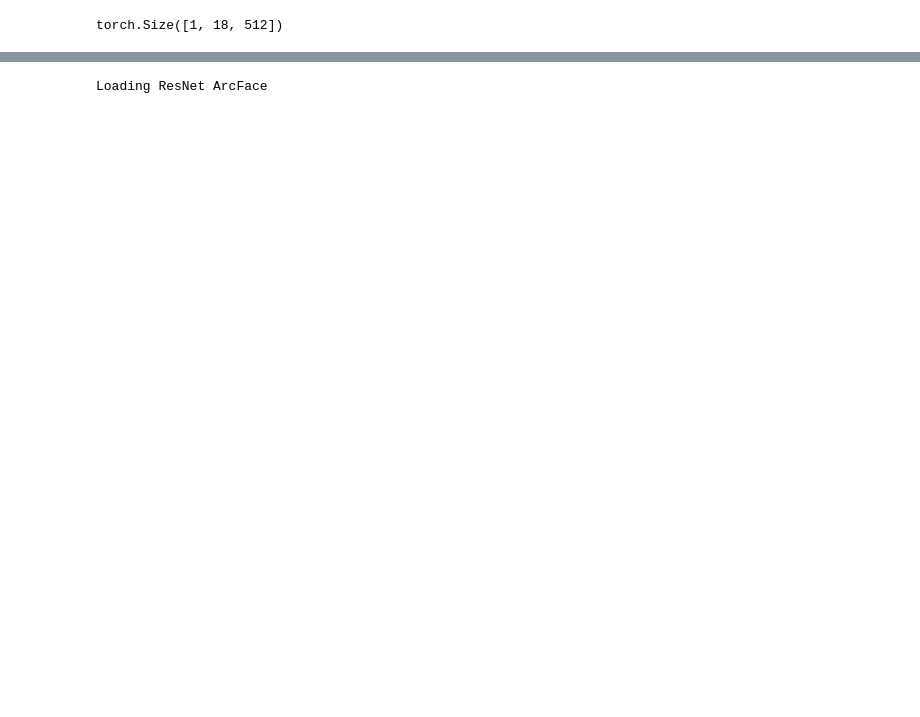
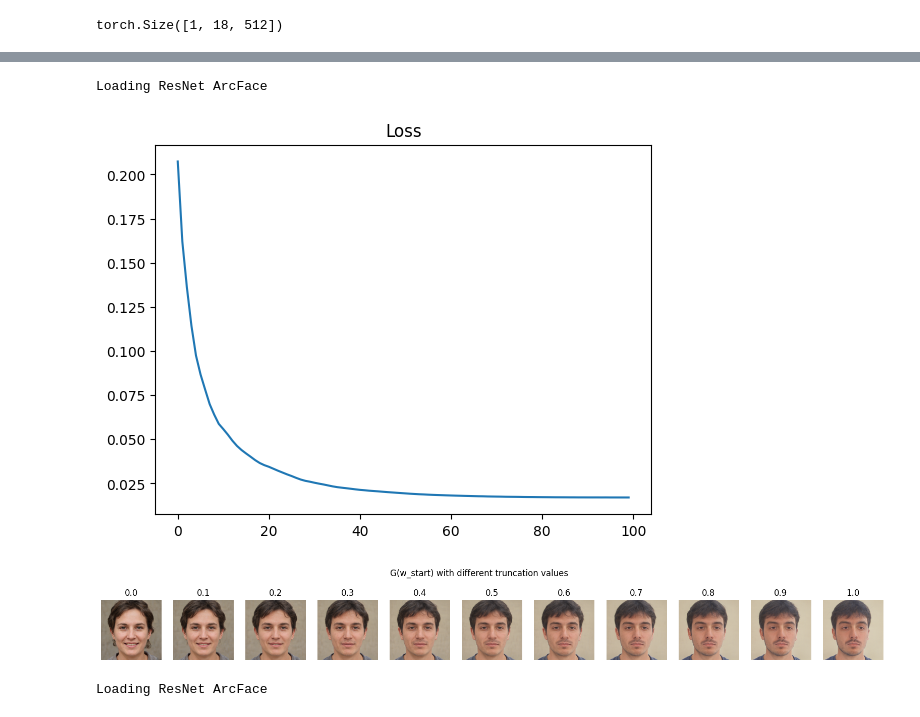
Before and after one commit to rodrigu2000/emotion_generation, a Jupyter notebook: latent_optimization_RR.ipynb, the cells around one changed output, grey strips where cells are left out. Cells and saved outputs as stored; diff of their text form; code cells hidden in the pictures; blank space fills up the shorter version.

```diff
--- a/latent_optimization_RR.ipynb
+++ b/latent_optimization_RR.ipynb
@@ -119,3 +133,68 @@ plt.show()
+# %%
+# Refine GAN inversion with latent optimization on w_start
+
+# Parameters of optim
+
+optimization_steps = 100
+lambda_percept = 1
+lambda_L2 = 1
+lr = 0.01
+final_lr = 0.0001
+id_loss = IDLoss(opts)
+L2_loss = torch.nn.MSELoss().to(device)
+
+
+save_img_every_other = optimization_steps // 10
+G = psp_model.decoder # StyleGan2 generator
+
+w_n = e4e_inverted_latent.clone().detach().requires_grad_(True).to(device) # initialization with e4e output
+
+optimizer = torch.optim.Adam([w_n], lr=lr)
+scheduler = torch.optim.lr_scheduler.CosineAnnealingLR(optimizer, T_max=optimization_steps, eta_min=final_lr)
+
+with torch.no_grad():
+    img_orig, _ = G([w_n], input_is_latent=True)
+
+pbar = tqdm(range(optimization_steps))
+
+imgs = []
+losses = []
+reference_image = transforms.Resize((1024, 1024))(input_image).unsqueeze(0).cuda()
+
+for i in pbar:
+
+    with autocast("cuda"):
+
+        optimizer.zero_grad()
+
+        img_gen, _ = G([w_n], input_is_latent=True, randomize_noise=False)
+
+        i_loss = id_loss(img_gen, reference_image)[0]
+        l2_loss = L2_loss(img_gen, reference_image)
+
+        loss = i_loss * lambda_percept + l2_loss * lambda_L2
+        losses.append(loss.item())
+        pbar.set_description(f"Loss: {loss.item():.4f}")
+
+        loss.backward()
+        optimizer.step()
+        scheduler.step()
+
+        if i % save_img_every_other == 0 or i == optimization_steps - 1:
+            imgs.append(tensor2im(img_gen.squeeze(0).cpu()))
+
+inverted_latent = w_n.detach()
+
+plt.plot(losses)
+plt.title("Loss")
+plt.show()
+# %% [output]
+Loading ResNet ArcFace
+[figure, added]
+# %%
+visualize_latent(inverted_latent)
+# %% [output]
+[figure, added]
 # %%
 # Load pretrained models for losses
 
```
Also changed, not shown: parts of 13 cells of this notebook, 2 other files.
